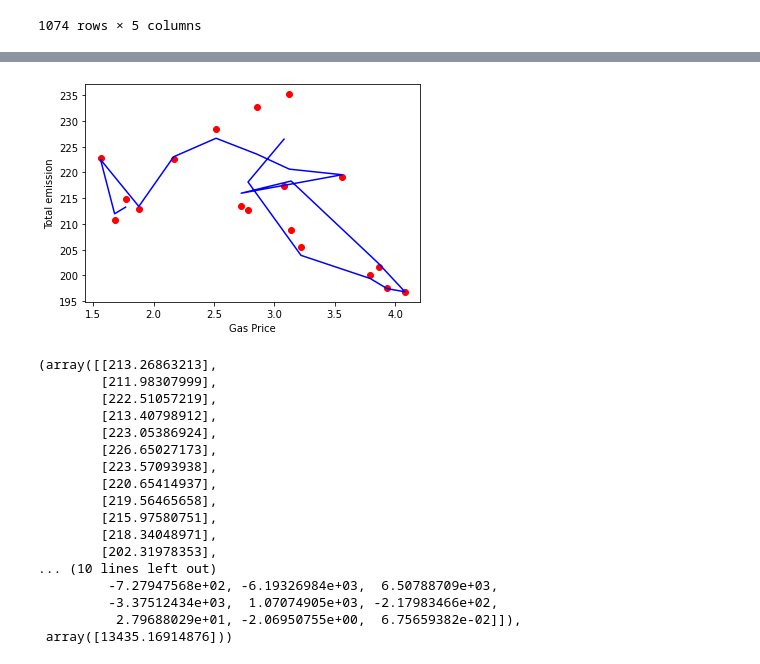
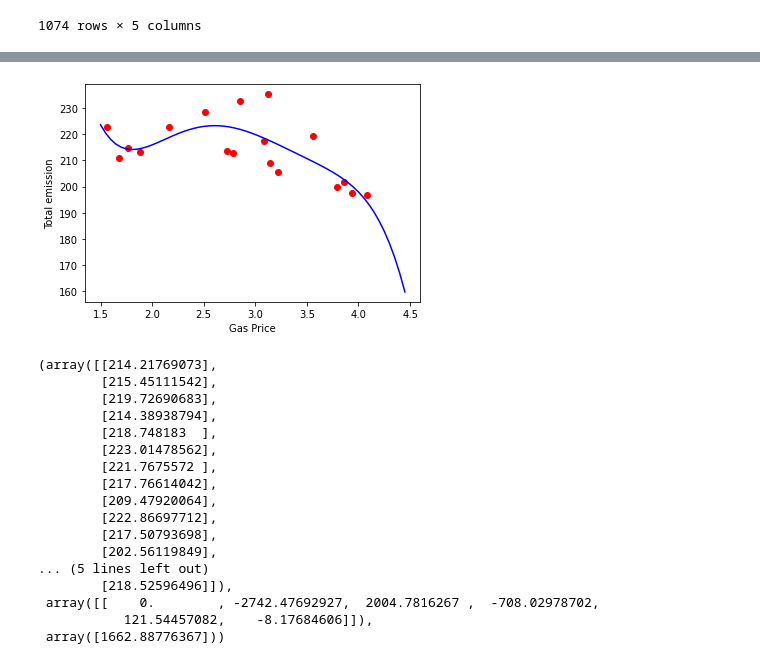
Before and after one commit to ykim879/machine.learning.project, a Jupyter notebook: Polynomial Regression.ipynb, the cells around one changed output, grey strips where cells are left out. Cells and saved outputs as stored; diff of their text form; code cells hidden in the pictures.

Commit message:
Updated Poly Regression

```diff
--- a/Polynomial Regression.ipynb
+++ b/Polynomial Regression.ipynb
@@ -208,38 +213,40 @@ year,gas_prices_ca,gas_prices_tx
 # %%
 #Performing Polynomial regression for California
 from sklearn.preprocessing import PolynomialFeatures
 ca_emission=carbon_emission.loc[6].tolist()[1:-2]
 ca_emission_sample = ca_emission[20:38]
-poly_reg3=PolynomialFeatures(degree=20)
+poly_reg3=PolynomialFeatures(degree=5)
 X_poly_2 = poly_reg3.fit_transform(np.array(gas_prices_ca).reshape(-1,1))
 pol_reg3 = linear_model.LinearRegression()
 pol_reg3.fit(X_poly_2,np.array(ca_emission_sample).reshape(-1,1))
 pred=pol_reg3.predict(X_poly_2)
+gp2 = np.arange(1.5,4.5,0.05)
+p2=pol_reg3.predict(poly_reg3.fit_transform(gp2.reshape(-1,1)))
 plt.scatter(gas_prices_ca,ca_emission_sample,color='red')
-plt.plot(gas_prices_ca,pred,color='blue')
+plt.plot(gp2,p2,color='blue')
 plt.xlabel('Gas Price')
 plt.ylabel('Total emission')
 plt.show()
 pred,pol_reg3.coef_,pol_reg3.intercept_
 # %% [output]
-[figure, old version]
+[figure, new version]
-(array([[213.26863213],
-        [211.98307999],
-        [222.51057219],
-        [213.40798912],
-        [223.05386924],
-        [226.65027173],
-        [223.57093938],
-        [220.65414937],
-        [219.56465658],
-        [215.97580751],
-        [218.34048971],
-        [202.31978353],
-... (10 lines left out)
-         -7.27947568e+02, -6.19326984e+03,  6.50788709e+03,
-         -3.37512434e+03,  1.07074905e+03, -2.17983466e+02,
-          2.79688029e+01, -2.06950755e+00,  6.75659382e-02]]),
- array([13435.16914876]))
+(array([[214.21769073],
+        [215.45111542],
+        [219.72690683],
+        [214.38938794],
+        [218.748183  ],
+        [223.01478562],
+        [221.7675572 ],
+        [217.76614042],
+        [209.47920064],
+        [222.86697712],
+        [217.50793698],
+        [202.56119849],
+... (5 lines left out)
+        [218.52596496]]),
+ array([[    0.        , -2742.47692927,  2004.7816267 ,  -708.02978702,
+           121.54457082,    -8.17684606]]),
+ array([1662.88776367]))
 # %%
 #Performing Polynomial regression for Texas
 from sklearn.preprocessing import PolynomialFeatures
```
Also changed, not shown: parts of 5 cells of this notebook.
